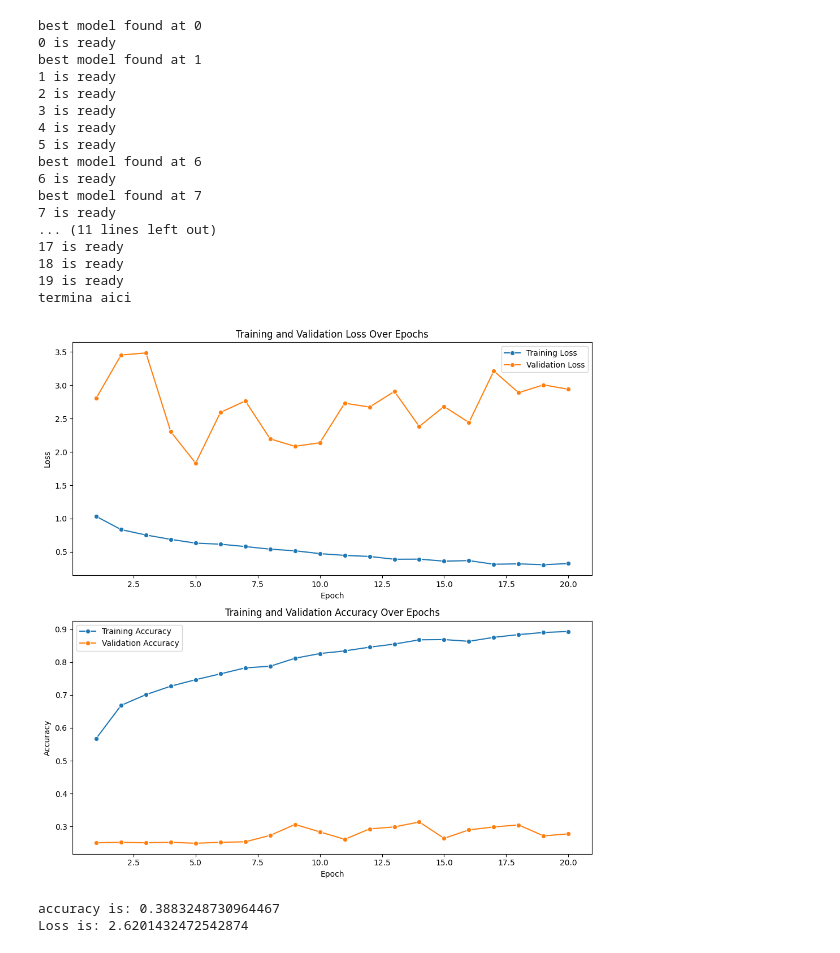
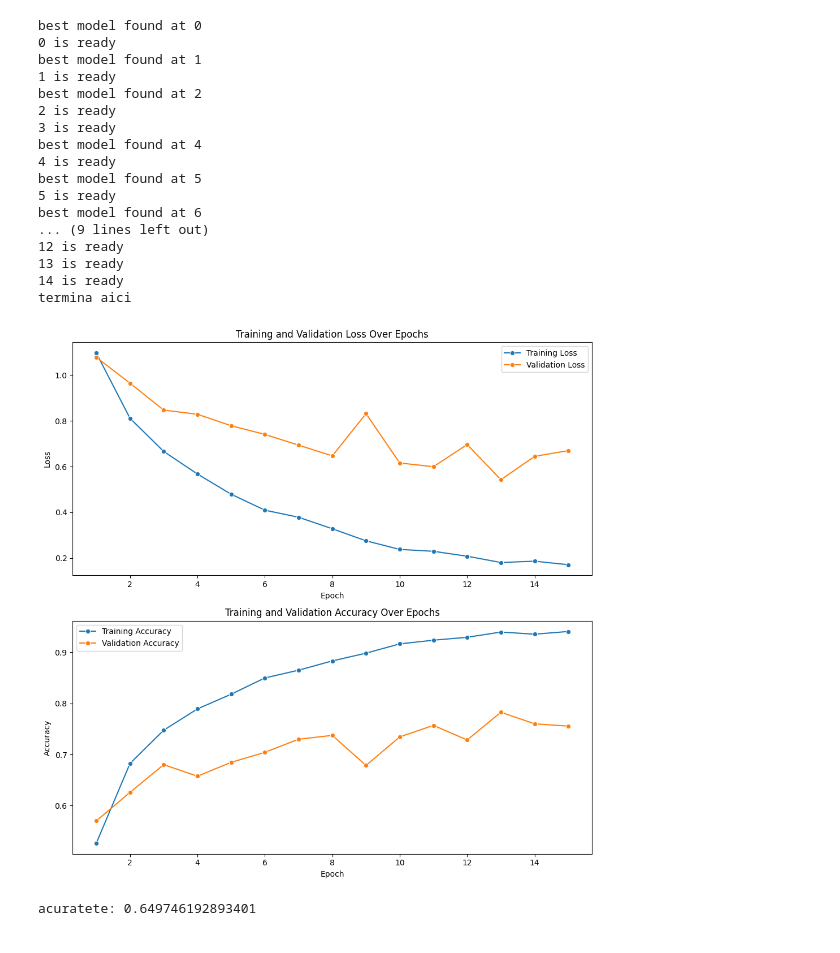
Before and after one commit to AlfredPietraru/Neural-Networks-Tumor-Detection, a Jupyter notebook: main.ipynb, the cells around one changed output. Cells and saved outputs as stored; diff of their text form; code cells hidden in the pictures.

Commit message:
64% acuratete

```diff
--- a/main.ipynb
+++ b/main.ipynb
@@ -225,17 +105,17 @@ def plot_data(training_loss, validation_loss, training_accuracy, validation_accu
 # %%
-EPOCHS = 20
-BATCH_SIZE = 20
-WIDTH = 4
-FACTOR = 2
-LR = 0.001
-DECAY = 1e-3
-PATIENCE = 3
+EPOCHS = 15
+BATCH_SIZE = 10
+WIDTH = 8
+FACTOR = 4
+LR = 1e-4
+DECAY = 1e-4
+PATIENCE = 2
 
 def get_parameters(model):
   criterion = torch.nn.NLLLoss(reduction="sum")
   optimizer = torch.optim.Adam(model.parameters(), lr=LR, weight_decay=DECAY)
-  lr_scheduler = ReduceLROnPlateau(optimizer, mode='min', factor=0.8, threshold=1e-3,
-                                   patience=PATIENCE, verbose=1)
+  lr_scheduler = ReduceLROnPlateau(optimizer, mode='min', factor=0.7, threshold=1e-4,
+                                   patience=PATIENCE)
   return criterion, optimizer, lr_scheduler
 
 
@@ -262,11 +142,12 @@ class Net(nn.Module):
         self.conv4 = nn.Conv2d(self.width3, self.width4, kernel_size=(3, 3))
         self.bn4 = nn.BatchNorm2d(self.width4)
 
+        self.avgpool = nn.AdaptiveAvgPool2d((1, 1))
         self.classification_layer = nn.Sequential(
             nn.Flatten(start_dim=1),
-            nn.Linear(self.width4, self.width3),
+            nn.Linear(self.width4, self.width2),
             nn.Dropout(p=0.3),
-            nn.Linear(self.width3, 4),
+            nn.Linear(self.width2, 4),
             nn.LogSoftmax(dim=1),
         )
 
@@ -275,9 +156,5 @@ class Net(nn.Module):
         x = self.maxpool2(self.relu(self.bn2(self.conv2(x))))
         x = self.maxpool3(self.relu(self.bn3(self.conv3(x))))
         x = self.relu(self.bn4(self.conv4(x)))
+        x = self.avgpool(x)
         return self.classification_layer(x)
-
-
-training_dataloader = DataLoader(ImagesMRIDataset(training_info_balanced, transformations=compute_transformations), batch_size=BATCH_SIZE, shuffle=True)
-validation_dataloader = DataLoader(ImagesMRIDataset(validation_info_balanced, transformations=test_transformation), batch_size=BATCH_SIZE, shuffle=True)
-testing_dataloader = DataLoader(ImagesMRIDataset(test_info, transformations=test_transformation), batch_size=BATCH_SIZE, shuffle=True)
@@ -284,34 +224,38 @@ testing_dataloader = DataLoader(ImagesMRIDataset(test_info, transformations=test
+# %%
+training_info, test_info = get_training_testing_data()
+training_info, validation_info = split_traing_data(training_info, 0.2)
+
+training_dataloader = DataLoader(ImagesMRIDataset(training_info, transformations=compute_transformations), batch_size=BATCH_SIZE, shuffle=True)
+validation_dataloader = DataLoader(ImagesMRIDataset(validation_info, transformations=test_transformation), batch_size=BATCH_SIZE, shuffle=True)
+test_dataloader =  DataLoader(ImagesMRIDataset(test_info, transformations=test_transformation), batch_size=BATCH_SIZE, shuffle=True)
 # %%
-
 model = Net()
-# if os.path.exists("./model.pth"):
-#     model.load_state_dict(torch.load("./model.pth", weights_only=True))
 device = torch.device("cuda" if torch.cuda.is_available() else "cpu")
 model = model.to(device)
 
 criterion, optimizer, lr_scheduler = get_parameters(model)
 training_loss, validation_loss, training_accuracy, validation_accuracy = train_model(model, EPOCHS,
     training_dataloader, validation_dataloader, criterion, optimizer, lr_scheduler, BATCH_SIZE)
 plot_data(training_loss, validation_loss, training_accuracy, validation_accuracy)
-test_model(model, testing_dataloader, criterion, BATCH_SIZE)
+precision, recall, f1, acc, mat = test_model(model, test_dataloader, criterion, BATCH_SIZE)
+print("acuratete:",  acc)
 # %% [output]
 best model found at 0
 0 is ready
 best model found at 1
 1 is ready
+best model found at 2
 2 is ready
 3 is ready
+best model found at 4
 4 is ready
+best model found at 5
 5 is ready
 best model found at 6
-6 is ready
-best model found at 7
-7 is ready
-... (11 lines left out)
-17 is ready
-18 is ready
-19 is ready
+... (9 lines left out)
+12 is ready
+13 is ready
+14 is ready
 termina aici
-[figure, old version]
+[figure, new version]
-accuracy is: 0.3883248730964467
-Loss is: 2.6201432472542874
+acuratete: 0.649746192893401
```
Also changed, not shown: parts of 10 cells of this notebook, 2 other files.
